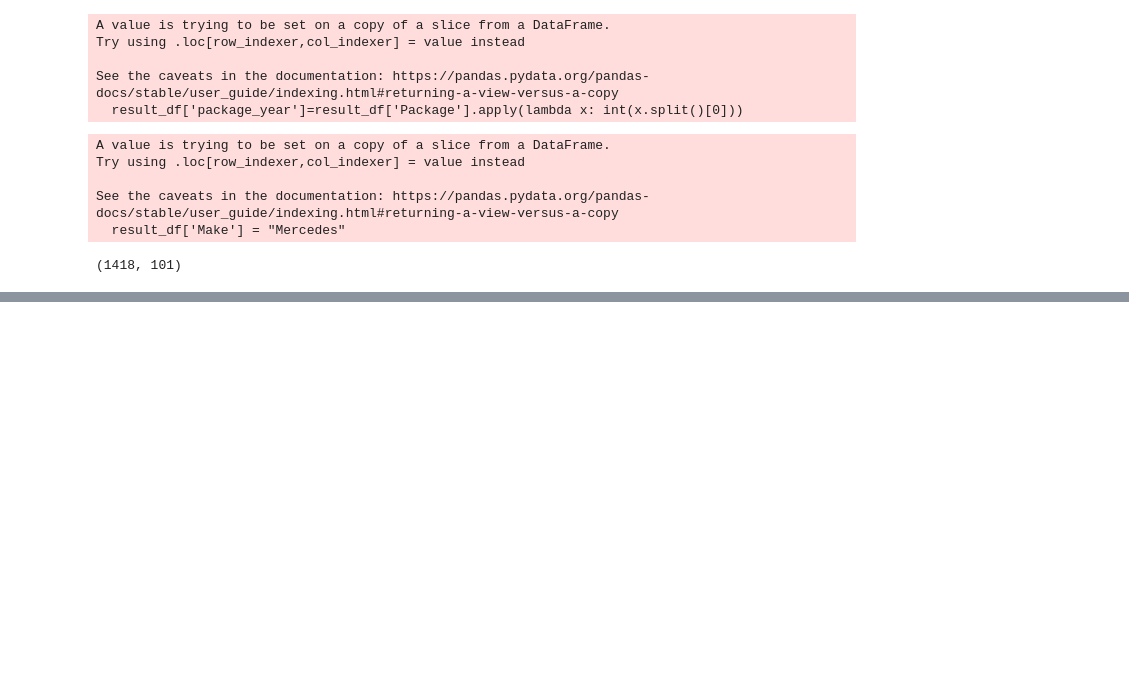
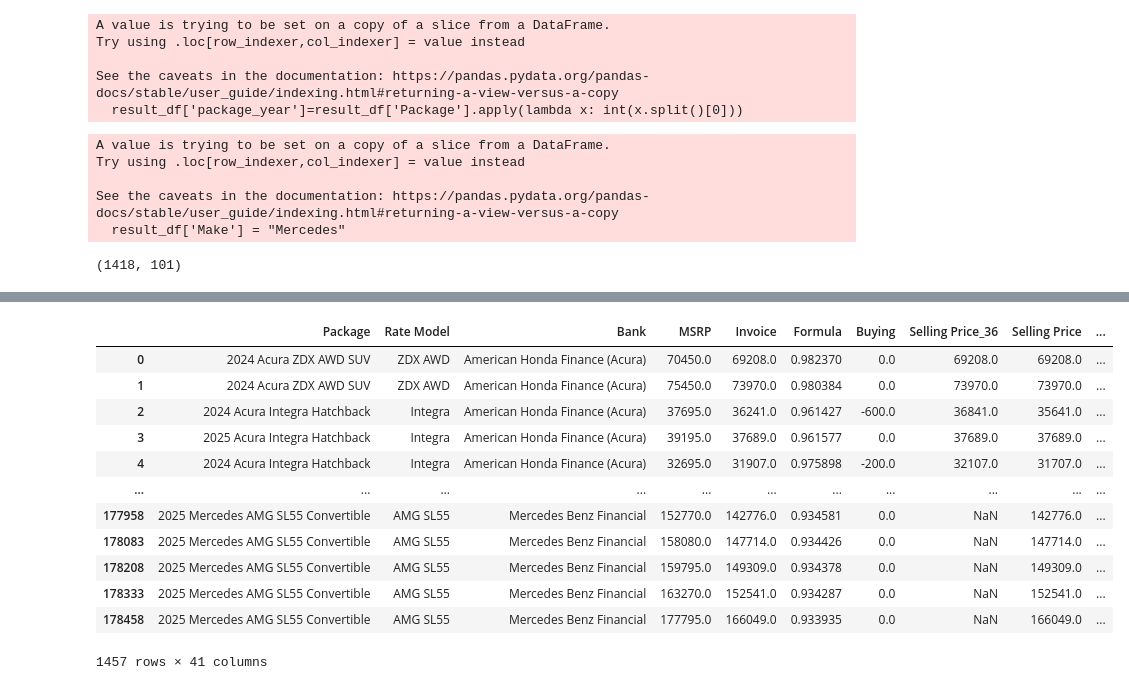
Before and after one commit to favasmfsm/montage, a Jupyter notebook: notebook/Untitled1.ipynb, the cells around one changed output, grey strips where cells are left out. Drawn from its saved outputs; the diff is of its cells as text; code cells hidden in the pictures; blank space fills up the shorter version.

```diff
--- a/notebook/Untitled1.ipynb
+++ b/notebook/Untitled1.ipynb
@@ -168,4 +168,4 @@ df['Style'] = df['car_details'].apply(
             lambda x: json.loads(x)["Style"] if isinstance(x, str) else pd.NA
         )
 # %%
-df.rename({""})
+df.rename({"Rate Style":'Trim'},inplace=True,axis=1)
@@ -195,3 +181,19 @@ acura_df = pd.read_csv("../data/merged_data_v4.csv")
 final_df = pd.concat([acura_df,df])
 # %%
 final_df[acura_df.columns].to_csv("../data/merged_data_v5.csv")
+# %%
+final_df[acura_df.columns]
+# %% [output]
+|  | Package | Rate Model | Bank | MSRP | Invoice | Formula | Buying | Selling Price_36 | Selling Price | ... |
+| 0 | 2024 Acura ZDX AWD SUV | ZDX AWD | American Honda Finance (Acura) | 70450.0 | 69208.0 | 0.982370 | 0.0 | 69208.0 | 69208.0 | ... |
+| 1 | 2024 Acura ZDX AWD SUV | ZDX AWD | American Honda Finance (Acura) | 75450.0 | 73970.0 | 0.980384 | 0.0 | 73970.0 | 73970.0 | ... |
+| 2 | 2024 Acura Integra Hatchback | Integra | American Honda Finance (Acura) | 37695.0 | 36241.0 | 0.961427 | -600.0 | 36841.0 | 35641.0 | ... |
+| 3 | 2025 Acura Integra Hatchback | Integra | American Honda Finance (Acura) | 39195.0 | 37689.0 | 0.961577 | 0.0 | 37689.0 | 37689.0 | ... |
+| 4 | 2024 Acura Integra Hatchback | Integra | American Honda Finance (Acura) | 32695.0 | 31907.0 | 0.975898 | -200.0 | 32107.0 | 31707.0 | ... |
+| ... | ... | ... | ... | ... | ... | ... | ... | ... | ... | ... |
+| 177958 | 2025 Mercedes AMG SL55 Convertible | AMG SL55 | Mercedes Benz Financial | 152770.0 | 142776.0 | 0.934581 | 0.0 | NaN | 142776.0 | ... |
+| 178083 | 2025 Mercedes AMG SL55 Convertible | AMG SL55 | Mercedes Benz Financial | 158080.0 | 147714.0 | 0.934426 | 0.0 | NaN | 147714.0 | ... |
+| 178208 | 2025 Mercedes AMG SL55 Convertible | AMG SL55 | Mercedes Benz Financial | 159795.0 | 149309.0 | 0.934378 | 0.0 | NaN | 149309.0 | ... |
+| 178333 | 2025 Mercedes AMG SL55 Convertible | AMG SL55 | Mercedes Benz Financial | 163270.0 | 152541.0 | 0.934287 | 0.0 | NaN | 152541.0 | ... |
+| 178458 | 2025 Mercedes AMG SL55 Convertible | AMG SL55 | Mercedes Benz Financial | 177795.0 | 166049.0 | 0.933935 | 0.0 | NaN | 166049.0 | ... |
+1457 rows × 41 columns
```
Also changed, not shown: parts of 1 cell of this notebook, 2 other files.
